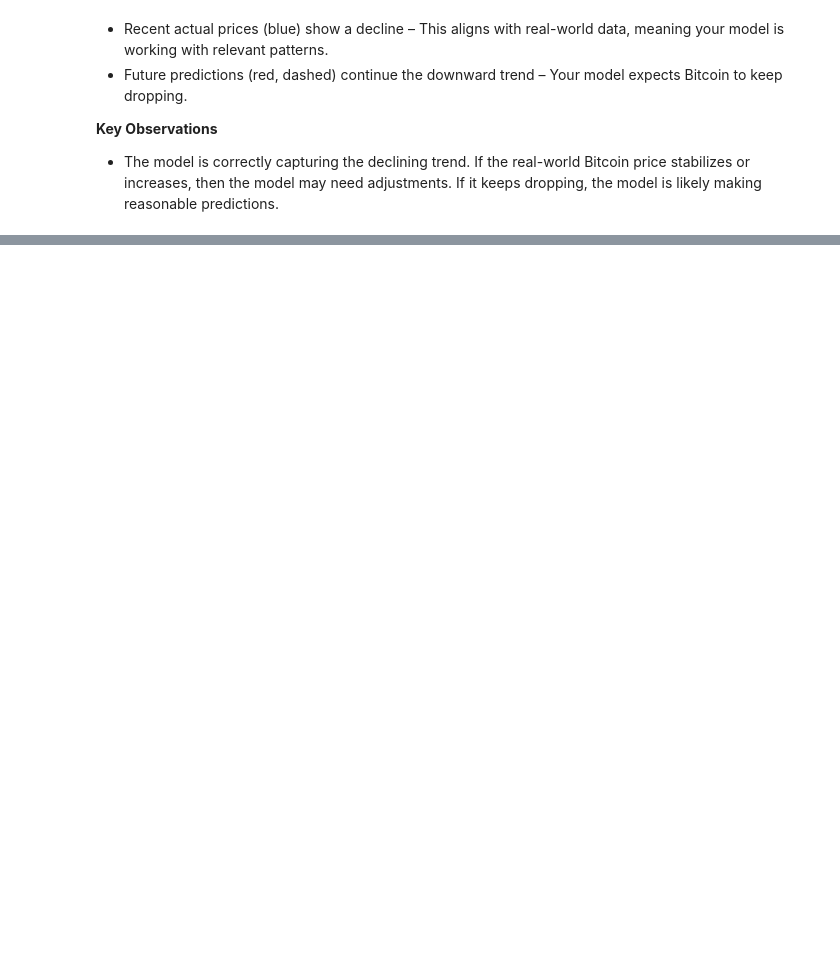
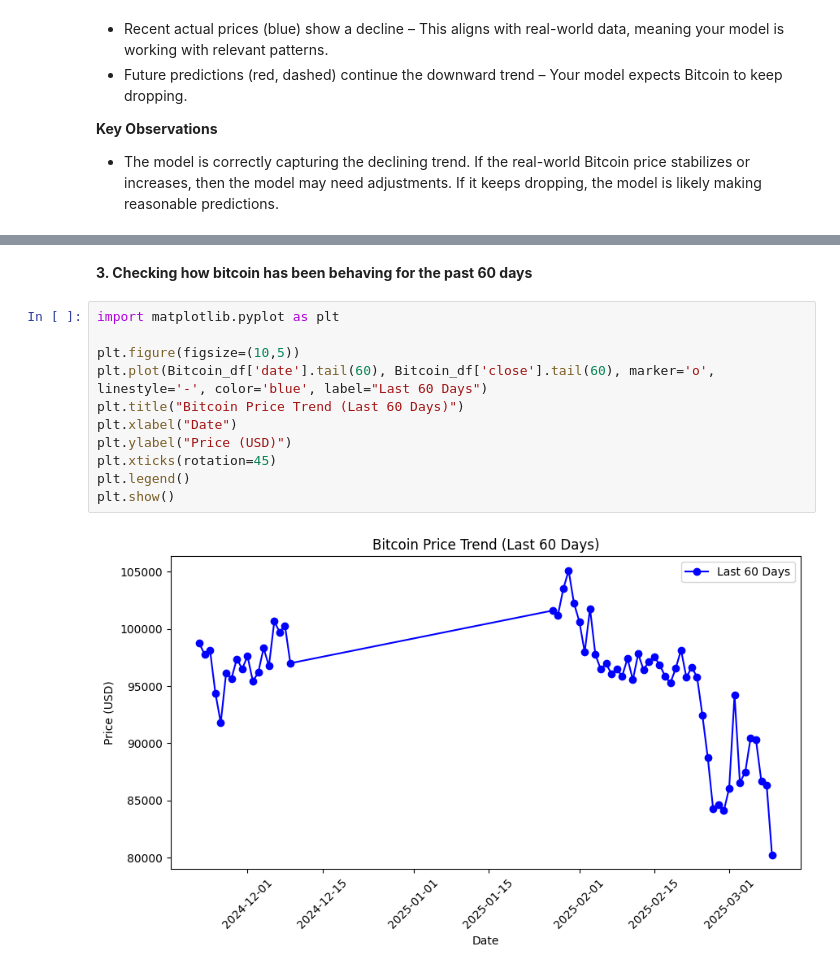
Before and after one commit to sihlangu01/Bitcoin-price-prediction, a Jupyter notebook: LSTM_model.ipynb, the cells around one changed output, grey strips where cells are left out. Drawn from its saved outputs; the diff is of its cells as text; blank space fills up the shorter version.

```diff
--- a/LSTM_model.ipynb
+++ b/LSTM_model.ipynb
@@ -423,0 +373,15 @@ If it keeps dropping, the model is likely making reasonable predictions.
+# %% [markdown]
+**3. Checking how bitcoin has been behaving for the past 60 days**
+# %%
+import matplotlib.pyplot as plt
+
+plt.figure(figsize=(10,5))
+plt.plot(Bitcoin_df['date'].tail(60), Bitcoin_df['close'].tail(60), marker='o', linestyle='-', color='blue', label="Last 60 Days")
+plt.title("Bitcoin Price Trend (Last 60 Days)")
+plt.xlabel("Date")
+plt.ylabel("Price (USD)")
+plt.xticks(rotation=45)
+plt.legend()
+plt.show()
+# %% [output]
+[figure, added]
```
Also changed, not shown: parts of 18 cells of this notebook, 3 other files.
